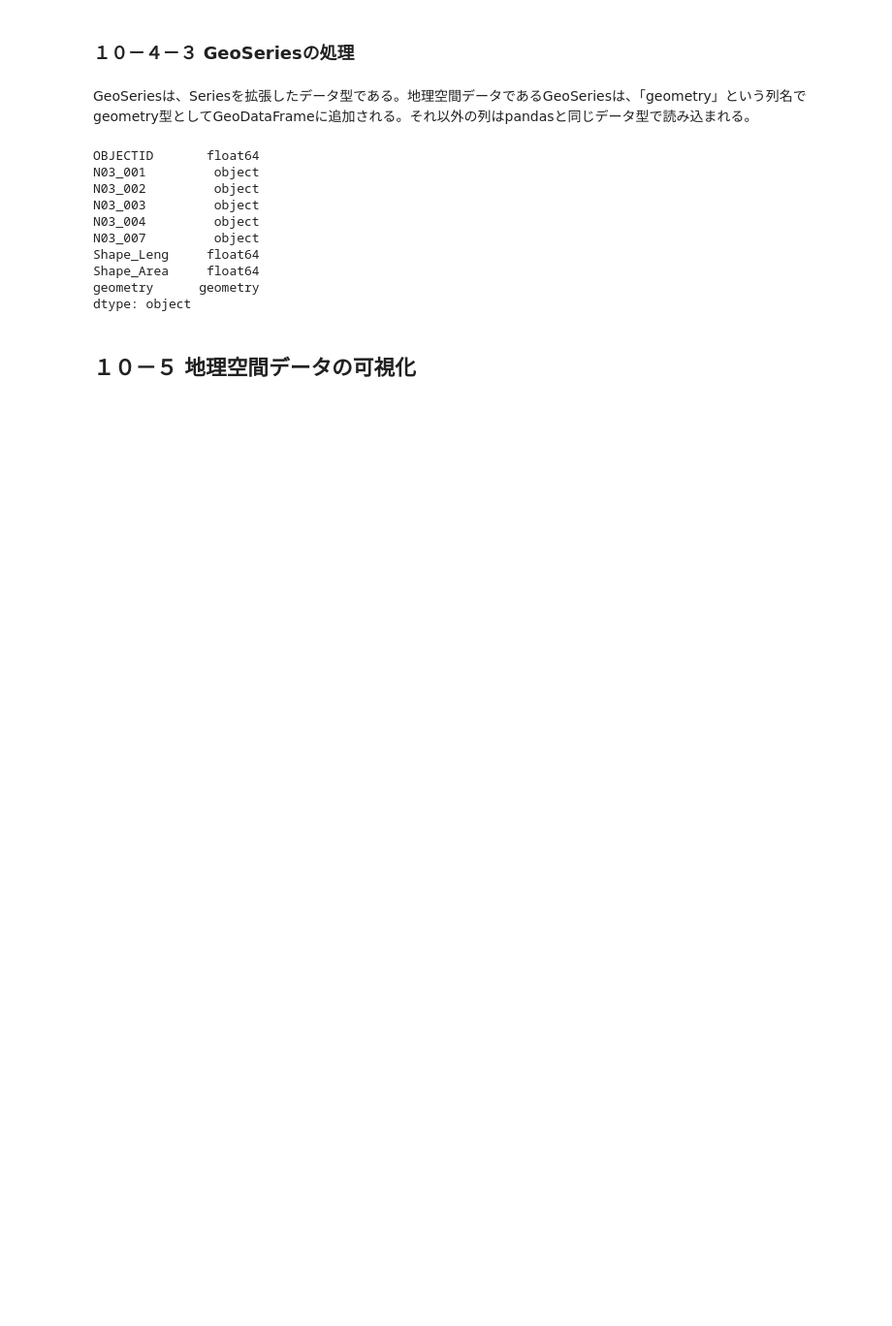
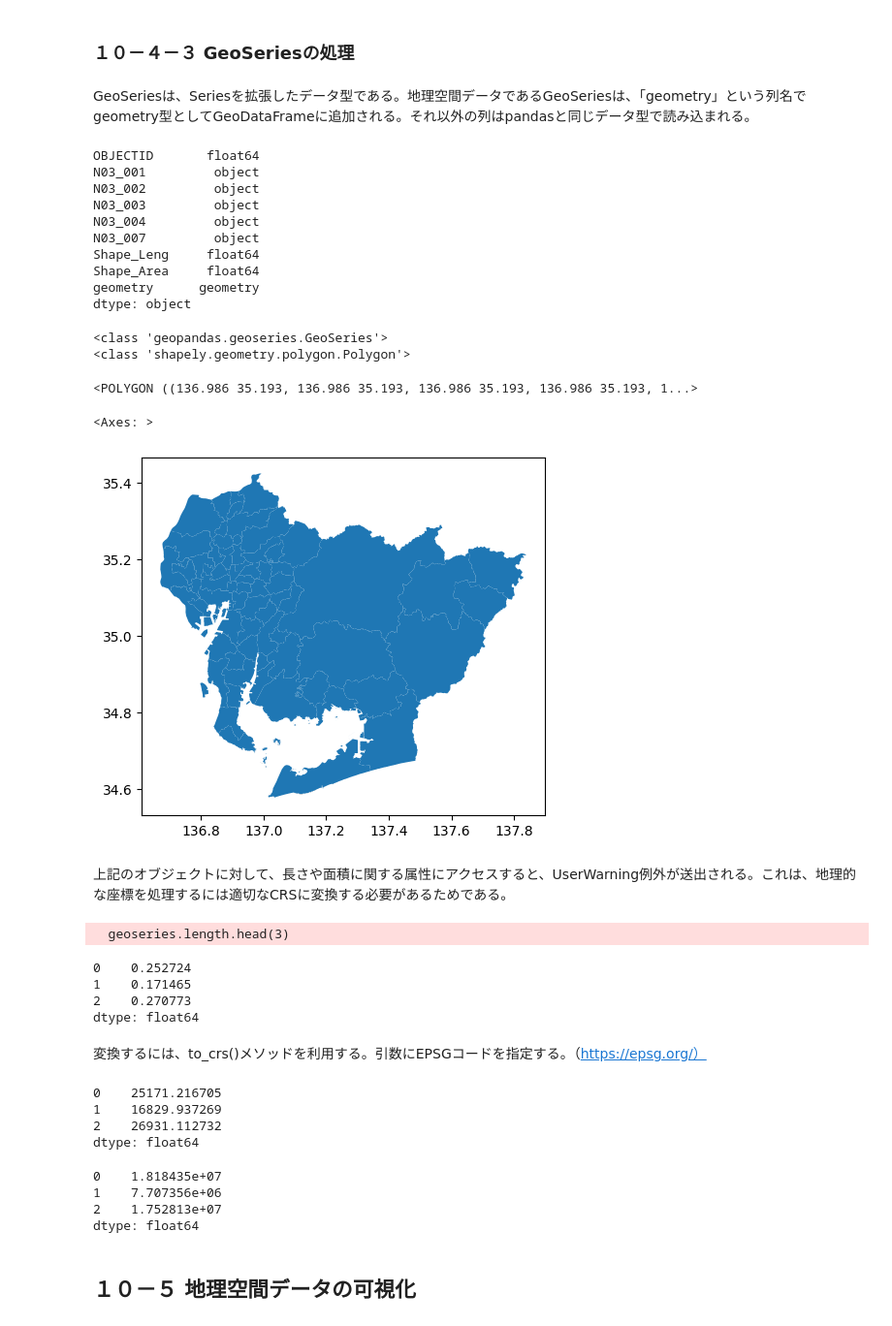
Before and after one commit to Toimaru/DataScientist, a Jupyter notebook: DataScientist_1.ipynb, the cells around one changed output. Shown at 97% size. Saved outputs shown, nothing was run; the diff lists cells and outputs as text; code cells hidden in the pictures; blank space fills up the shorter version.

```diff
--- a/DataScientist_1.ipynb
+++ b/DataScientist_1.ipynb
@@ -3358,5 +3360,48 @@ Shape_Leng     float64
 Shape_Area     float64
 geometry      geometry
 dtype: object
+# %%
+geoseries = gdf.loc[:, "geometry"]
+print(type(geoseries))
+print(type(geoseries[0]))
+# %% [output]
+<class 'geopandas.geoseries.GeoSeries'>
+<class 'shapely.geometry.polygon.Polygon'>
+# %%
+geoseries[0]
+# %% [output]
+<POLYGON ((136.986 35.193, 136.986 35.193, 136.986 35.193, 136.986 35.193, 1...>
+# %%
+geoseries.plot()
+# %% [output]
+<Axes: >
+[figure, added]
+# %% [markdown]
+上記のオブジェクトに対して、長さや面積に関する属性にアクセスすると、UserWarning例外が送出される。これは、地理的な座標を処理するには適切なCRSに変換する必要があるためである。
+# %%
+geoseries.length.head(3)
+# %% [output]
+  geoseries.length.head(3)
+0    0.252724
+1    0.171465
+2    0.270773
+dtype: float64
+# %% [markdown]
+変換するには、to_crs()メソッドを利用する。引数にEPSGコードを指定する。（https://epsg.org/）
+# %%
+geoseries_trans = geoseries.to_crs("EPSG:6674")
+geoseries_trans.length.head(3)
+# %% [output]
+0    25171.216705
+1    16829.937269
+2    26931.112732
+dtype: float64
+# %%
+geoseries_trans.area.head(3)
+# %% [output]
+0    1.818435e+07
+1    7.707356e+06
+2    1.752813e+07
+dtype: float64
 # %% [markdown]
 ## １０－５ 地理空間データの可視化
```
Also changed, not shown: parts of 5 cells of this notebook.
